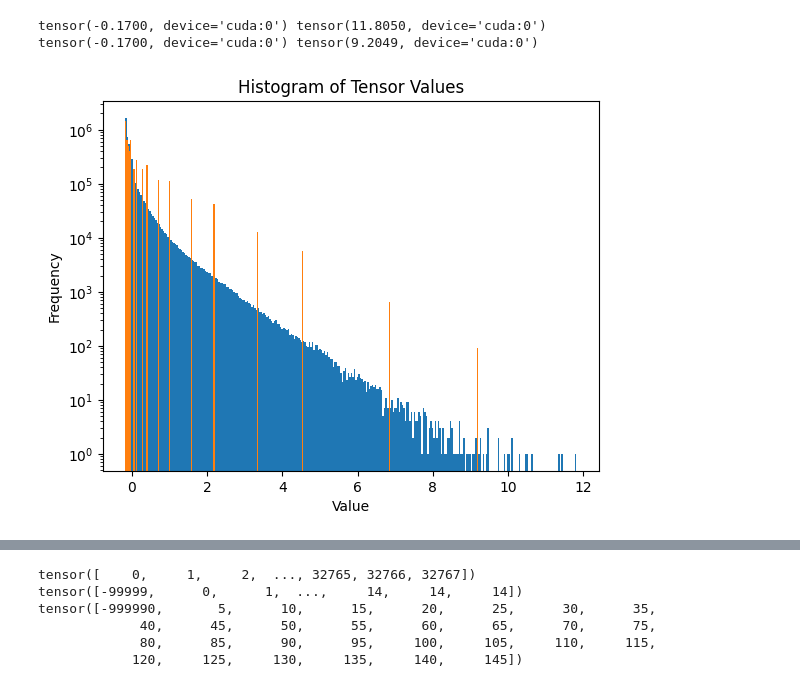
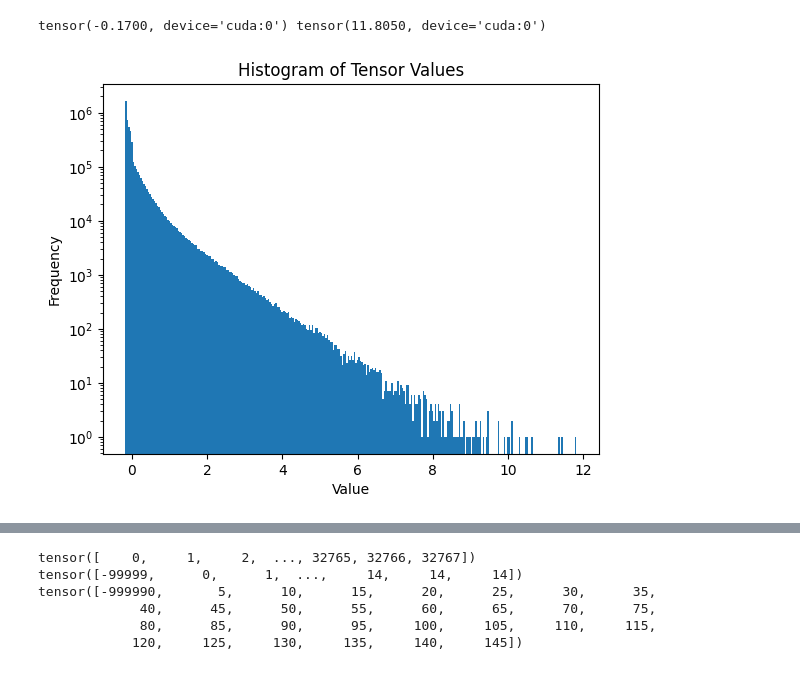
Before and after one commit to jiho264/BitLog2, a Jupyter notebook: distribution_of_gelu.ipynb, the cells around one changed output, grey strips where cells are left out. Saved outputs shown, nothing was run; the diff lists cells and outputs as text; code cells hidden in the pictures.

```diff
--- a/distribution_of_gelu.ipynb
+++ b/distribution_of_gelu.ipynb
@@ -1,28 +1,19 @@
 # %%
 import torch
 
 import matplotlib.pyplot as plt
 
 # .pt 파일 불러오기
 tensor = torch.load('x.pt')
 print(tensor.min(), tensor.max())
 # 텐서를 numpy 배열로 변환
 tensor_np = tensor.cpu().numpy()
-
-# 히스토그램 그리기
-plt.hist(tensor_np.flatten(), bins=300)
-
-tensor = torch.load("x_q_dq.pt")
-print(tensor.min(), tensor.max())
-# 텐서를 numpy 배열로 변환
-tensor_np = tensor.cpu().numpy()
 plt.hist(tensor_np.flatten(), bins=300)
 plt.title('Histogram of Tensor Values')
 plt.xlabel('Value')
 plt.yscale('log')
 plt.ylabel('Frequency')
 plt.show()
 # %% [output]
 tensor(-0.1700, device='cuda:0') tensor(11.8050, device='cuda:0')
-tensor(-0.1700, device='cuda:0') tensor(9.2049, device='cuda:0')
-[figure, old version]
+[figure, new version]
```
Also changed, not shown: parts of 4 cells of this notebook, 3 other files.
